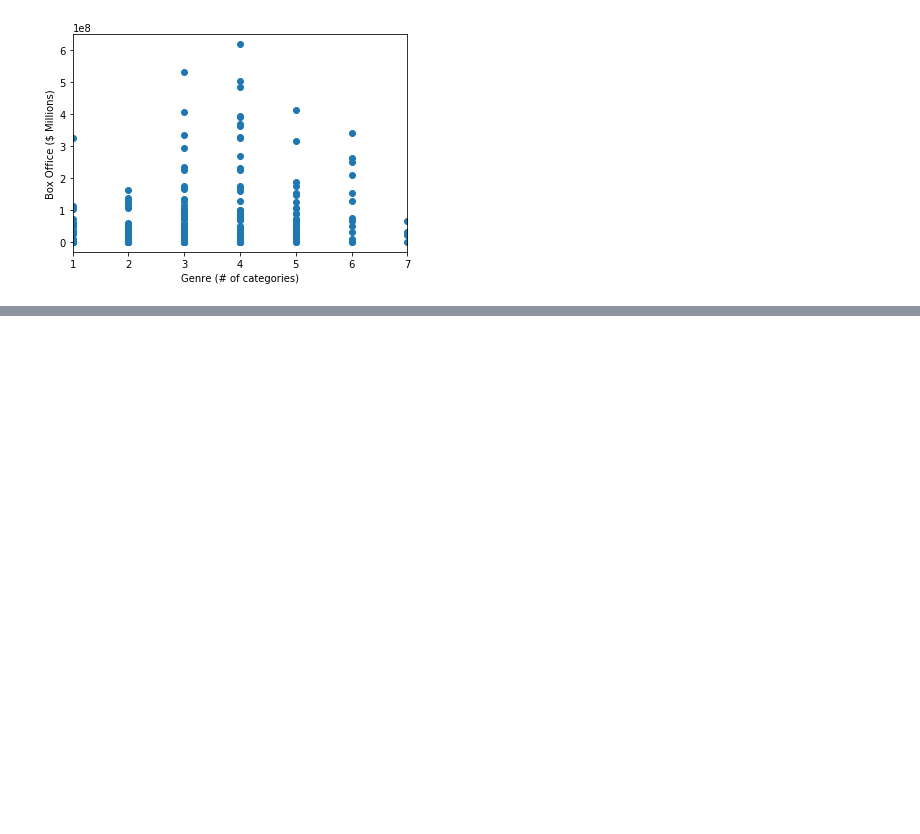
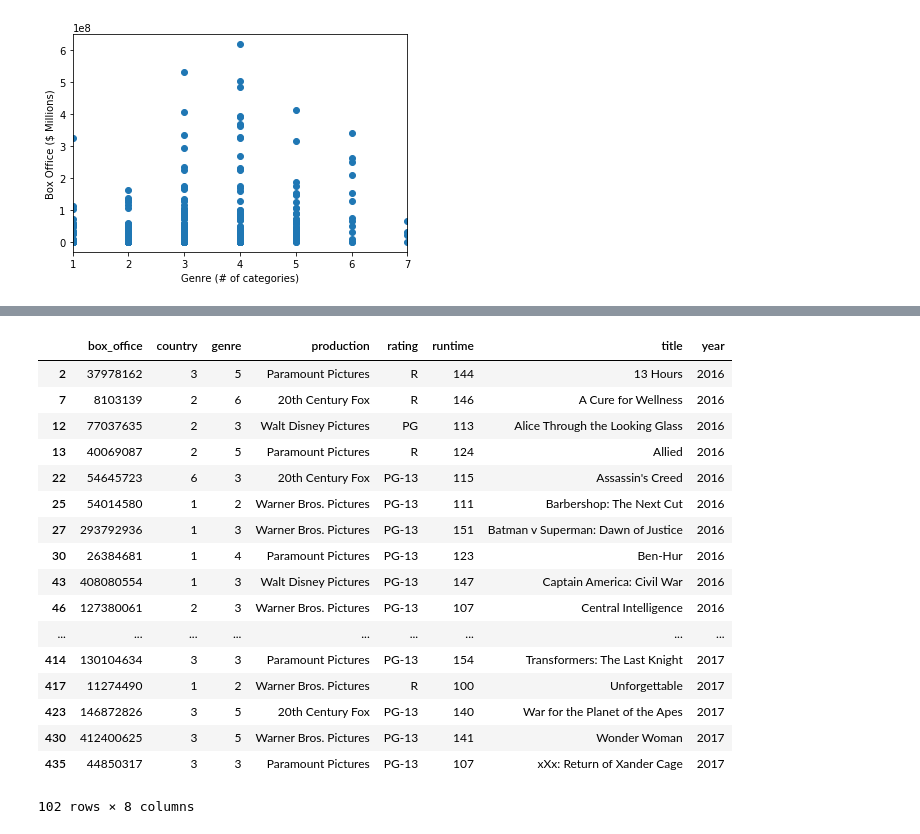
Before and after one commit to rebeca-lamas/machine-learning-project, a Jupyter notebook: multi-linear-regression-model.ipynb, the cells around one changed output, grey strips where cells are left out. Cells and saved outputs as stored; diff of their text form; code cells hidden in the pictures; blank space fills up the shorter version.

```diff
--- a/multi-linear-regression-model.ipynb
+++ b/multi-linear-regression-model.ipynb
@@ -134,0 +154,23 @@ plt.show()
+# %%
+filter_list = ['Warner Bros. Pictures','20th Century Fox','Paramount Pictures','Universal Pictures','Walt Disney Pictures']
+data1 = data1[data1.production.isin(filter_list)]
+data1
+# %% [output]
+|  | box_office | country | genre | production | rating | runtime | title | year |
+| 2 | 37978162 | 3 | 5 | Paramount Pictures | R | 144 | 13 Hours | 2016 |
+| 7 | 8103139 | 2 | 6 | 20th Century Fox | R | 146 | A Cure for Wellness | 2016 |
+| 12 | 77037635 | 2 | 3 | Walt Disney Pictures | PG | 113 | Alice Through the Looking Glass | 2016 |
+| 13 | 40069087 | 2 | 5 | Paramount Pictures | R | 124 | Allied | 2016 |
+| 22 | 54645723 | 6 | 3 | 20th Century Fox | PG-13 | 115 | Assassin's Creed | 2016 |
+| 25 | 54014580 | 1 | 2 | Warner Bros. Pictures | PG-13 | 111 | Barbershop: The Next Cut | 2016 |
+| 27 | 293792936 | 1 | 3 | Warner Bros. Pictures | PG-13 | 151 | Batman v Superman: Dawn of Justice | 2016 |
+| 30 | 26384681 | 1 | 4 | Paramount Pictures | PG-13 | 123 | Ben-Hur | 2016 |
+| 43 | 408080554 | 1 | 3 | Walt Disney Pictures | PG-13 | 147 | Captain America: Civil War | 2016 |
+| 46 | 127380061 | 2 | 3 | Warner Bros. Pictures | PG-13 | 107 | Central Intelligence | 2016 |
+| ... | ... | ... | ... | ... | ... | ... | ... | ... |
+| 414 | 130104634 | 3 | 3 | Paramount Pictures | PG-13 | 154 | Transformers: The Last Knight | 2017 |
+| 417 | 11274490 | 1 | 2 | Warner Bros. Pictures | R | 100 | Unforgettable | 2017 |
+| 423 | 146872826 | 3 | 5 | 20th Century Fox | PG-13 | 140 | War for the Planet of the Apes | 2017 |
+| 430 | 412400625 | 3 | 5 | Warner Bros. Pictures | PG-13 | 141 | Wonder Woman | 2017 |
+| 435 | 44850317 | 3 | 3 | Paramount Pictures | PG-13 | 107 | xXx: Return of Xander Cage | 2017 |
+102 rows × 8 columns
```
Also changed, not shown: parts of 8 cells of this notebook, 2 other files.
